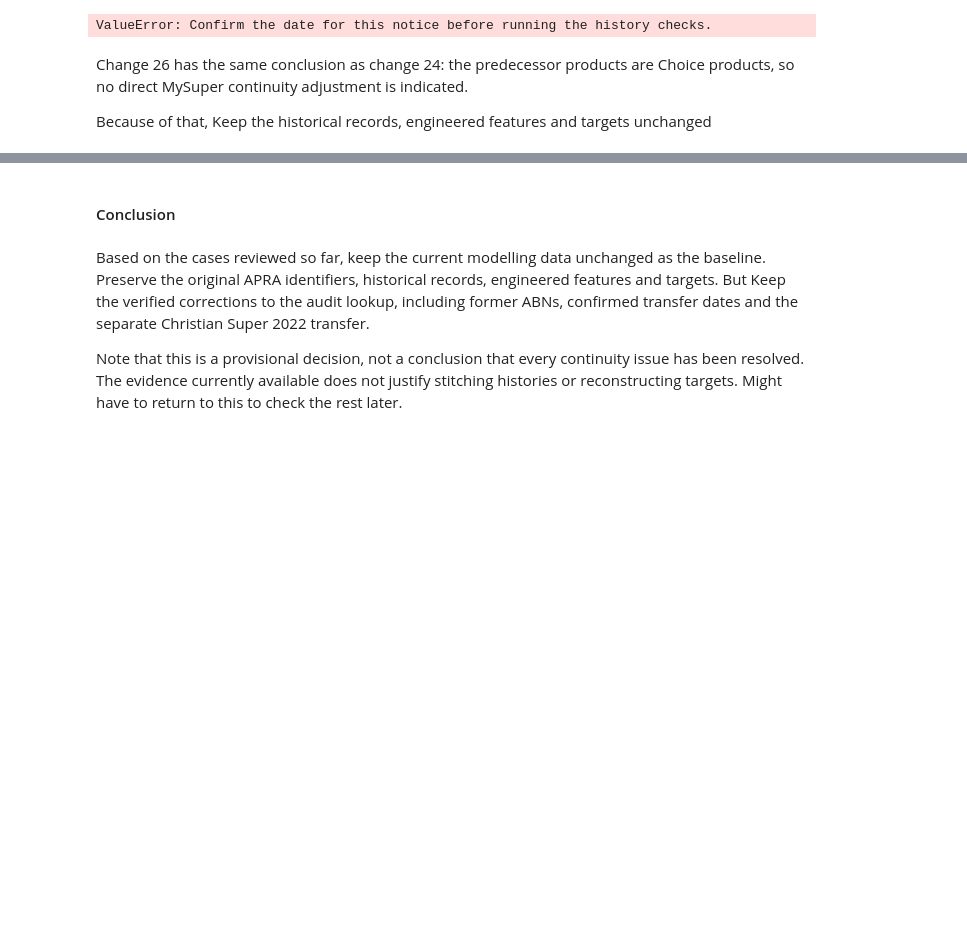
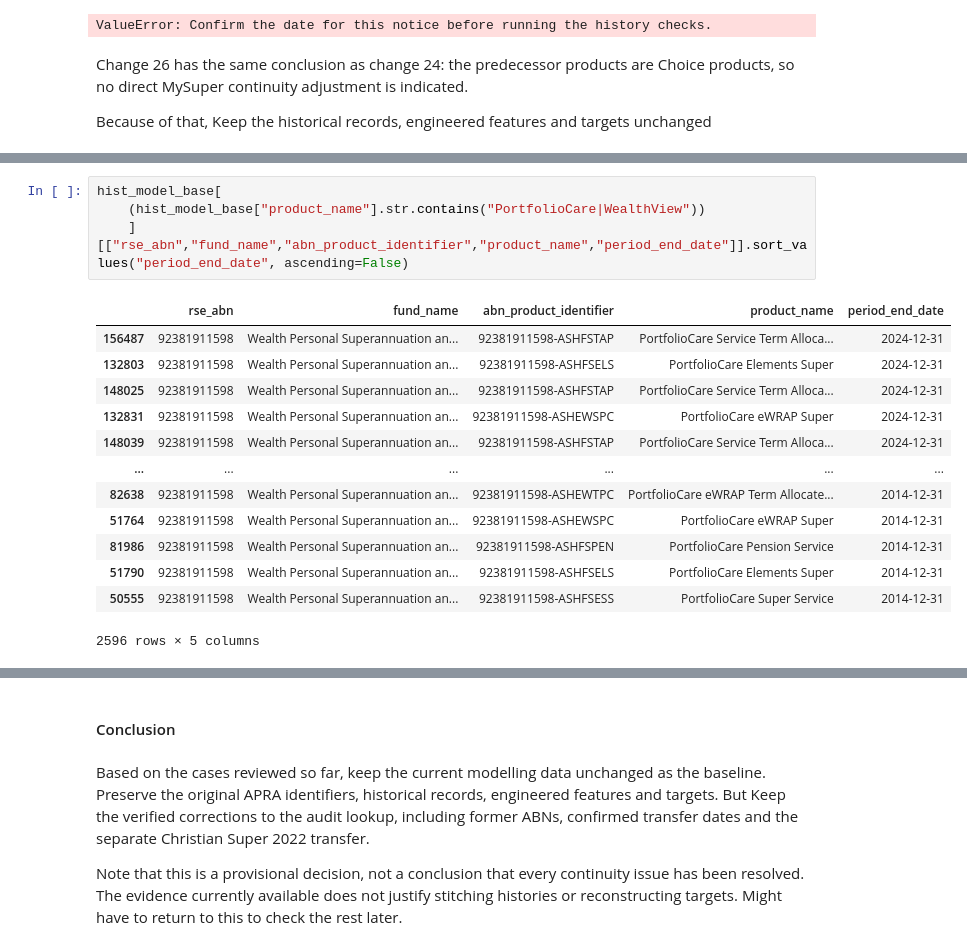
Before and after one commit to terra9/superannuation-performance-early-warning, a Jupyter notebook: notebooks/apra_data_audit.ipynb, the cells around one changed output, grey strips where cells are left out. Drawn from its saved outputs; the diff is of its cells as text; blank space fills up the shorter version.

```diff
--- a/notebooks/apra_data_audit.ipynb
+++ b/notebooks/apra_data_audit.ipynb
@@ -11690,0 +11707,18 @@ Because of that, Keep the historical records, engineered features and targets un
+# %%
+hist_model_base[
+    (hist_model_base["product_name"].str.contains("PortfolioCare|WealthView"))
+    ][["rse_abn","fund_name","abn_product_identifier","product_name","period_end_date"]].sort_values("period_end_date", ascending=False)
+# %% [output]
+|  | rse_abn | fund_name | abn_product_identifier | product_name | period_end_date |
+| 156487 | 92381911598 | Wealth Personal Superannuation an... | 92381911598-ASHFSTAP | PortfolioCare Service Term Alloca... | 2024-12-31 |
+| 132803 | 92381911598 | Wealth Personal Superannuation an... | 92381911598-ASHFSELS | PortfolioCare Elements Super | 2024-12-31 |
+| 148025 | 92381911598 | Wealth Personal Superannuation an... | 92381911598-ASHFSTAP | PortfolioCare Service Term Alloca... | 2024-12-31 |
+| 132831 | 92381911598 | Wealth Personal Superannuation an... | 92381911598-ASHEWSPC | PortfolioCare eWRAP Super | 2024-12-31 |
+| 148039 | 92381911598 | Wealth Personal Superannuation an... | 92381911598-ASHFSTAP | PortfolioCare Service Term Alloca... | 2024-12-31 |
+| ... | ... | ... | ... | ... | ... |
+| 82638 | 92381911598 | Wealth Personal Superannuation an... | 92381911598-ASHEWTPC | PortfolioCare eWRAP Term Allocate... | 2014-12-31 |
+| 51764 | 92381911598 | Wealth Personal Superannuation an... | 92381911598-ASHEWSPC | PortfolioCare eWRAP Super | 2014-12-31 |
+| 81986 | 92381911598 | Wealth Personal Superannuation an... | 92381911598-ASHFSPEN | PortfolioCare Pension Service | 2014-12-31 |
+| 51790 | 92381911598 | Wealth Personal Superannuation an... | 92381911598-ASHFSELS | PortfolioCare Elements Super | 2014-12-31 |
+| 50555 | 92381911598 | Wealth Personal Superannuation an... | 92381911598-ASHFSESS | PortfolioCare Super Service | 2014-12-31 |
+2596 rows × 5 columns
```
Also changed, not shown: parts of 12 cells of this notebook.
